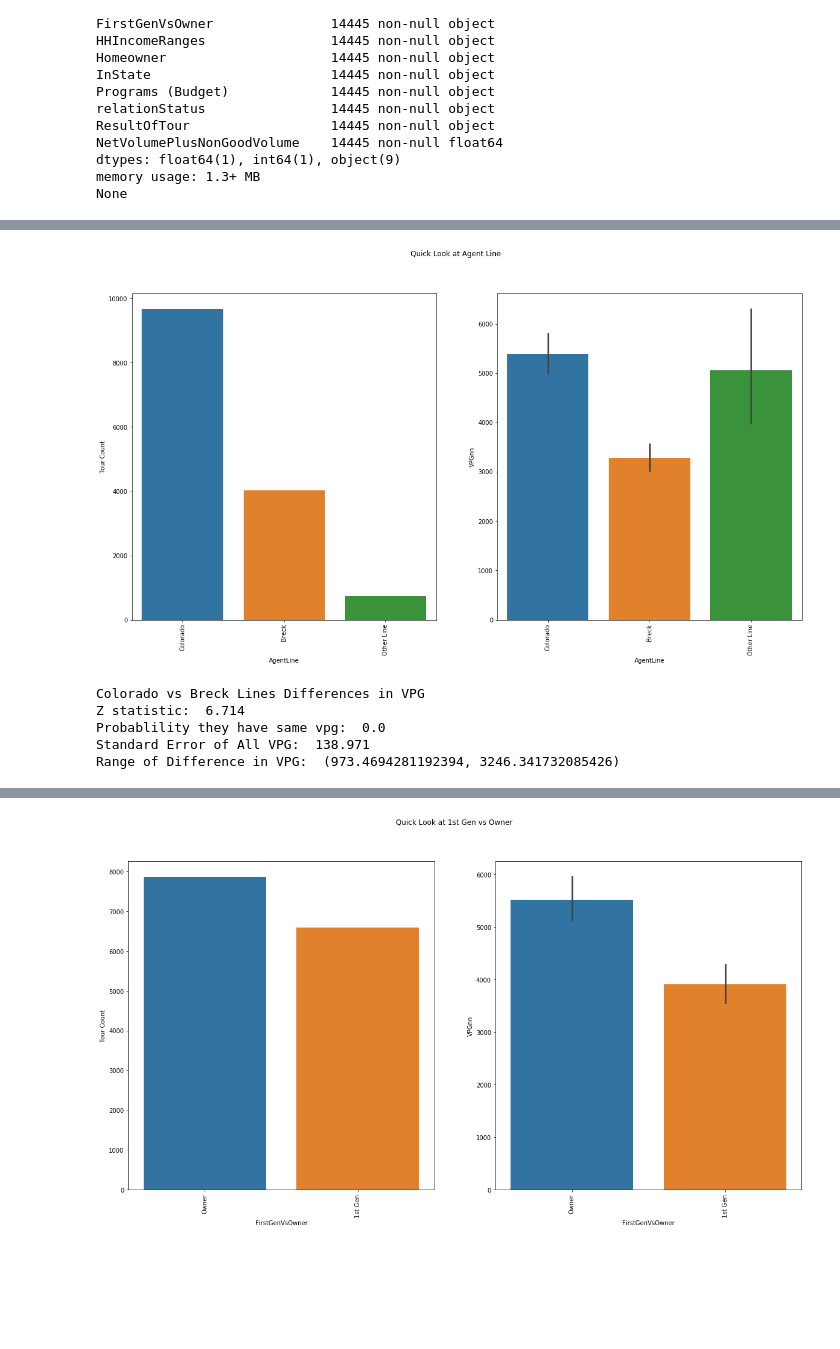
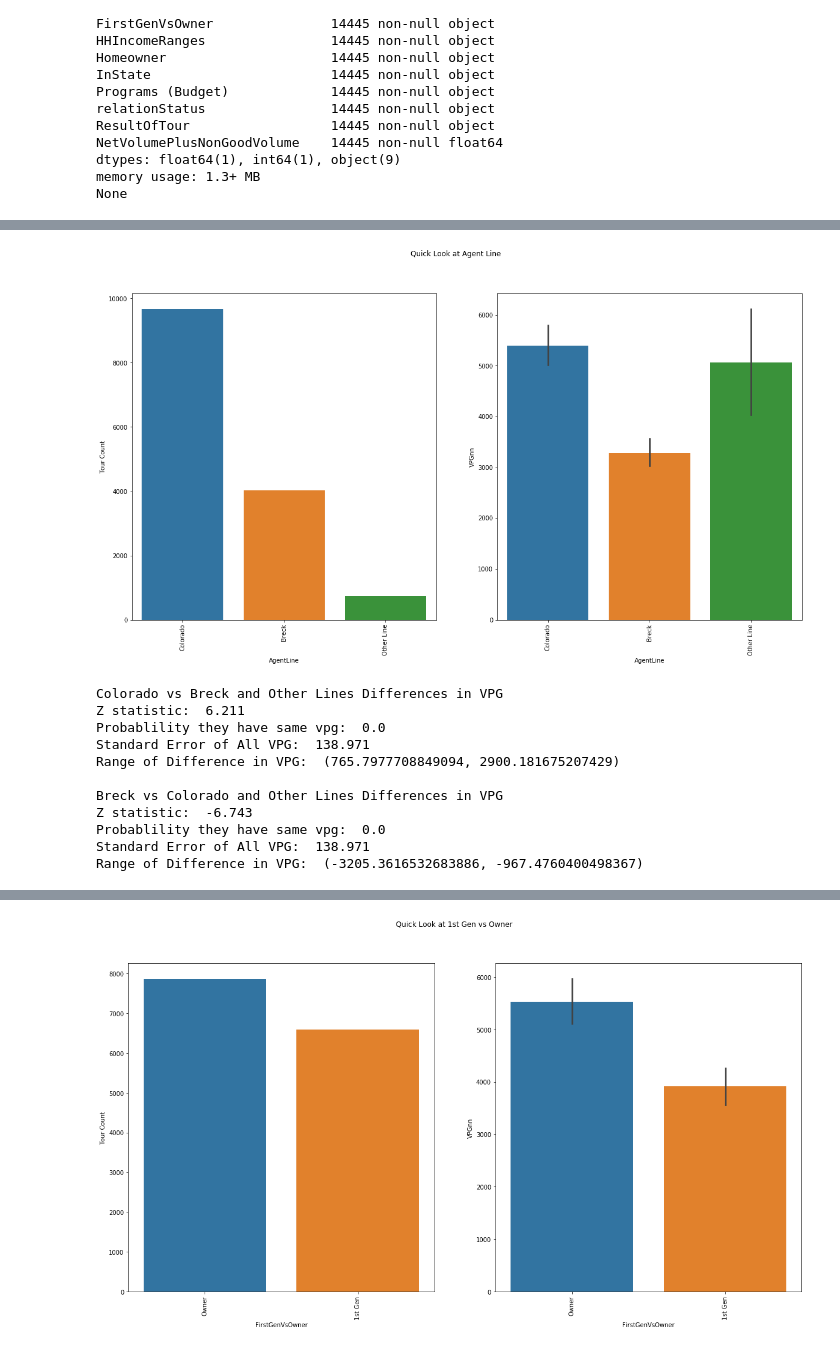
Before and after one commit to zcblack/Springboard, a Jupyter notebook: Capstone2/SpringboardDataCleanUp.ipynb, the cells around one changed output, grey strips where cells are left out. Cells and saved outputs as stored; diff of their text form; code cells hidden in the pictures; blank space fills up the shorter version.

```diff
--- a/Capstone2/SpringboardDataCleanUp.ipynb
+++ b/Capstone2/SpringboardDataCleanUp.ipynb
@@ -63,28 +108,39 @@ plt.show()
 # %%
 plt.subplot(1,2,1)
 sns.countplot(x= 'AgentLine', data = df)
 plt.ylabel('Tour Count')
 plt.xticks(rotation=90)
 plt.subplot(1,2,2)
 sns.barplot(x= 'AgentLine', y= 'NetVolumePlusNonGoodVolume', data = df)
 plt.xticks(rotation=90)
 plt.ylabel('VPGnn')
 plt.suptitle('Quick Look at Agent Line')
 plt.show()
 
-#Colorado Line Versus Breck Line z test
+#Colorado Line Versus Other Line z test
 dfColorado = df[df.AgentLine == 'Colorado']
+dfNotColorado = df[(df.AgentLine == 'Breck') | (df.AgentLine == 'Other Line')]
 dfBreck = df[df.AgentLine == 'Breck']
+dfNotBreck = df[(df.AgentLine == 'Colorado') | (df.AgentLine == 'Other Line')]
 
-print('Colorado vs Breck Lines Differences in VPG')
-zTest(df,dfColorado,dfBreck, 'NetVolumePlusNonGoodVolume', alpha)
+print('Colorado vs Breck and Other Lines Differences in VPG')
+zTest(df,dfColorado,dfNotColorado, 'NetVolumePlusNonGoodVolume', alpha)
+print()
+print('Breck vs Colorado and Other Lines Differences in VPG')
+zTest(df,dfBreck,dfNotBreck, 'NetVolumePlusNonGoodVolume', alpha)
 # %% [output]
-[figure, old version]
+[figure, new version]
-Colorado vs Breck Lines Differences in VPG
-Z statistic:  6.714
+Colorado vs Breck and Other Lines Differences in VPG
+Z statistic:  6.211
 Probablility they have same vpg:  0.0
 Standard Error of All VPG:  138.971
-Range of Difference in VPG:  (973.4694281192394, 3246.341732085426)
+Range of Difference in VPG:  (765.7977708849094, 2900.181675207429)
+
+Breck vs Colorado and Other Lines Differences in VPG
+Z statistic:  -6.743
+Probablility they have same vpg:  0.0
+Standard Error of All VPG:  138.971
+Range of Difference in VPG:  (-3205.3616532683886, -967.4760400498367)
 # %%
 plt.subplot(1,2,1)
 sns.countplot(x= 'BookingWindow', data = df,order =['Inside 2 Days', 'Inside Week', 'Inside Month', 'Inside 90 days','Inside Half Year', 'Inside Year', 'Over a Year'])
```
Also changed, not shown: parts of 21 cells of this notebook.
